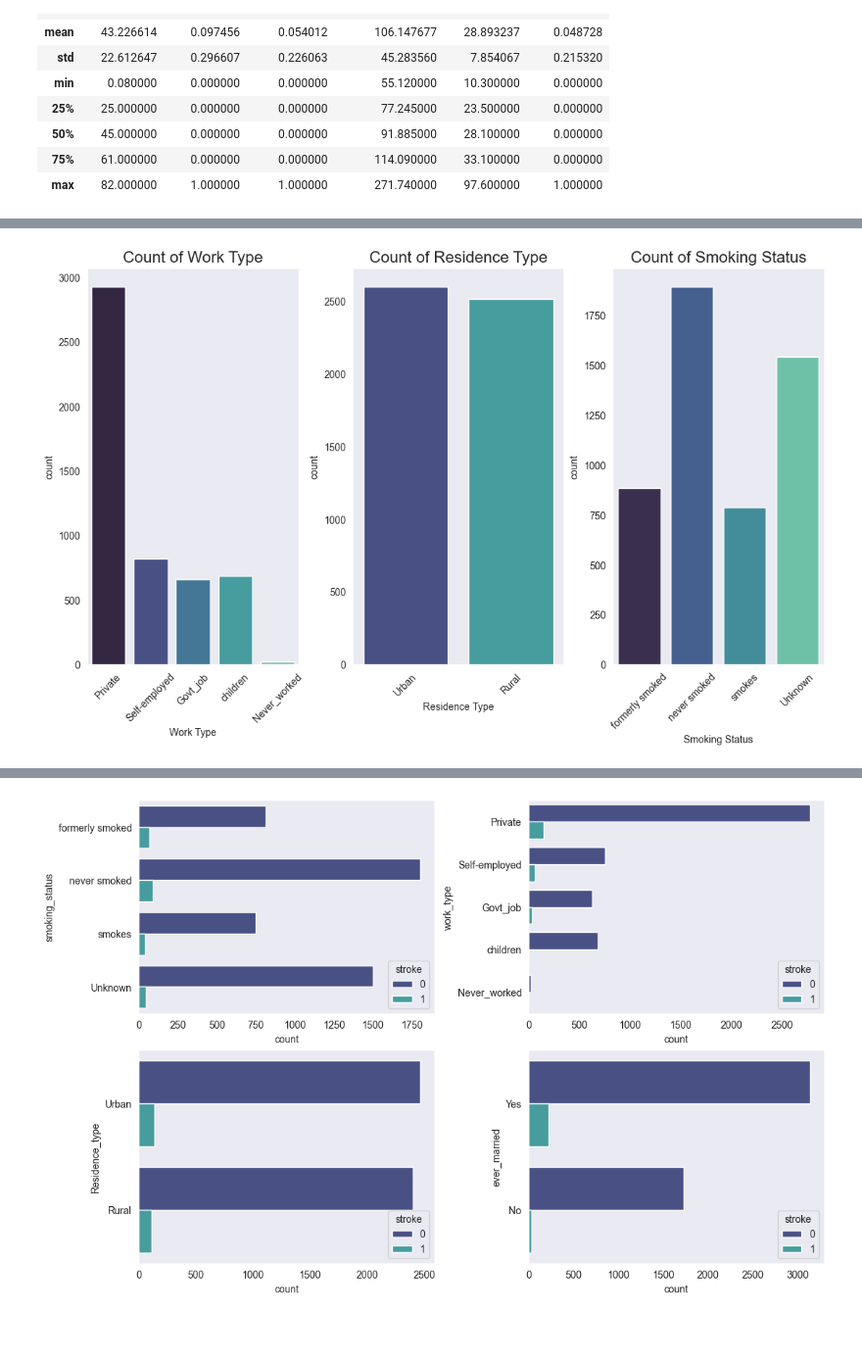
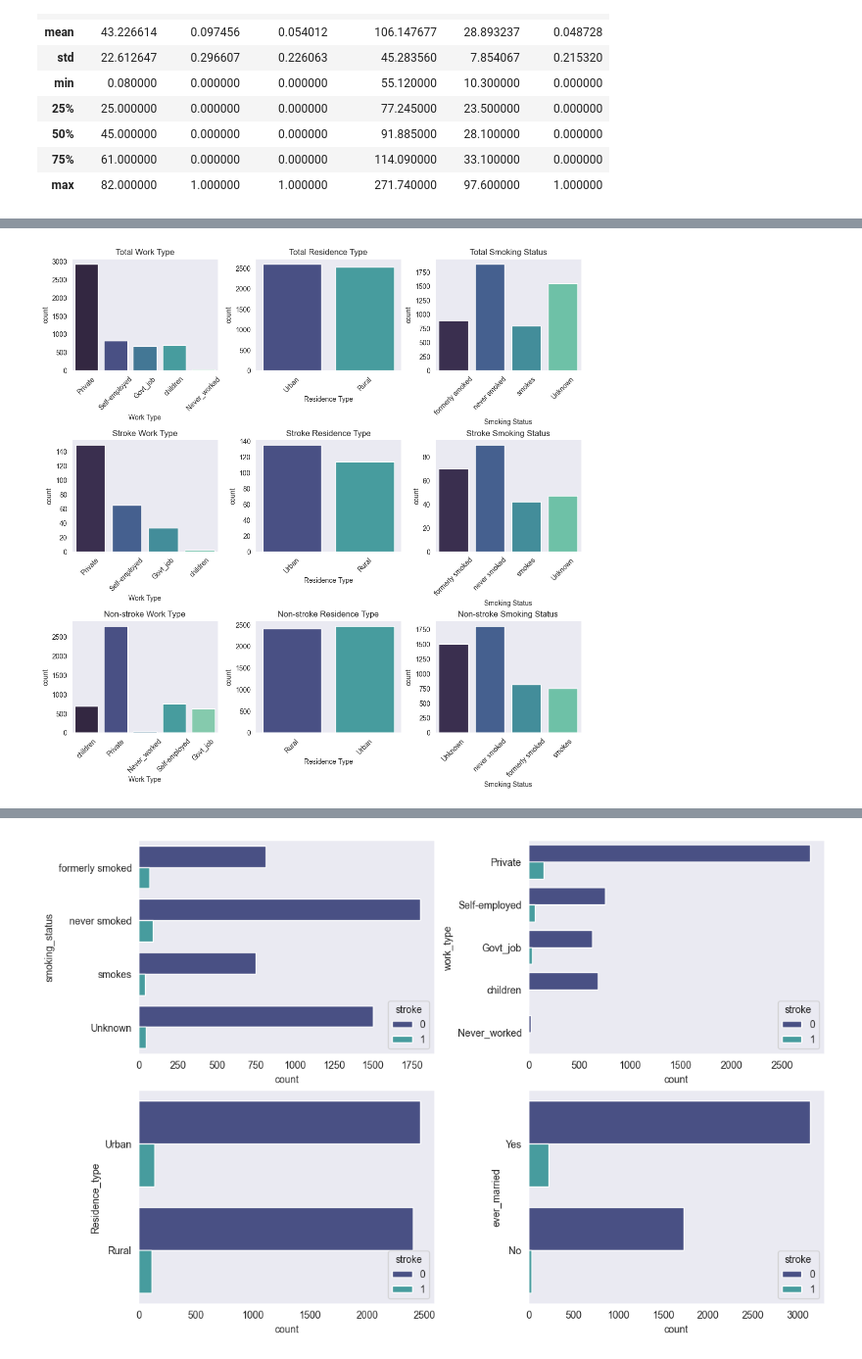
Before and after one commit to mfranco1/stroke_eda, a Jupyter notebook: medinfo220_basic_stroke_eda.ipynb, the cells around one changed output, grey strips where cells are left out. Shown at 98% size. Drawn from its saved outputs; the diff is of its cells as text; code cells hidden in the pictures; blank space fills up the shorter version.

```diff
--- a/medinfo220_basic_stroke_eda.ipynb
+++ b/medinfo220_basic_stroke_eda.ipynb
@@ -14,9 +14,14 @@ import plotly.figure_factory as ff
 import plotly.graph_objects as go
 from plotly.subplots import make_subplots
 sns.set_style("dark")
+palette = "mako"
 # %%
 df = pd.read_csv('healthcare-dataset-stroke-data.csv')
 df = df.drop('id', axis=1)
+
+stroke_df = df[df["stroke"] == 1]
+nonstroke_df = df[df["stroke"] == 0]
+
 df
 # %% [output]
 |  | gender | age | hypertension | heart_disease | ever_married | work_type | Residence_type | ... |
@@ -56,12 +61,17 @@ plt.show()
 # %%
 def hist_plot(col, bins=30, title="", xlabel="", ax=None):
     sns.histplot(col, bins=bins, ax=ax)
-    ax.set_title(f"Histogram of {title}", fontsize=16)
+    ax.set_title(title, fontsize=12)
     ax.set_xlabel(xlabel)
 
-fig, axes = plt.subplots(1, 3, figsize=(11,7), constrained_layout=True)
-hist_plot(df.bmi, title="BMI", xlabel="Body Mass Index", ax=axes[0])
-hist_plot(df.age, title="Age", xlabel="Age", ax=axes[1])
-hist_plot(df.avg_glucose_level, title="Serum Glucose", xlabel="Serum Glucose (mg/dL)", ax=axes[2])
+def group_plot1(df, ax, index, category):
+    hist_plot(df.bmi, title=f"{category} BMI", xlabel="Body Mass Index", ax=ax[index][0])
+    hist_plot(df.age, title=f"{category} Age", xlabel="Age", ax=ax[index][1])
+    hist_plot(df.avg_glucose_level, title=f"{category} Serum Glucose", xlabel="Serum Glucose (mg/dL)", ax=ax[index][2])
+
+fig, axes = plt.subplots(3, 3, figsize=(11,9), constrained_layout=True)
+for i, d in enumerate(((df, "Total"), (stroke_df, "Stroke"), (nonstroke_df, "Non-stroke"))):
+    group_plot1(df=d[0], ax=axes, index=i, category=d[1])
+
 plt.show()
 # %% [output]
@@ -69,17 +79,21 @@ plt.show()
 # %%
-def count_plot1(col, title="", xlabel="", ax=None):
-    sns.countplot(data=df, x=col, palette="mako", ax=ax)
-    ax.set_title(f"Count of {title}", fontsize=16)
+def count_plot1(df, col, title="", xlabel="", ax=None):
+    sns.countplot(data=df, x=col, palette=palette, ax=ax)
+    ax.set_title(title, fontsize=12)
     ax.set_xlabel(xlabel)
-    xticks = ax.get_xticklabels()
-    ax.set_xticklabels(labels=xticks, rotation=45)
+    ax.set_xticklabels(labels=ax.get_xticklabels(), rotation=45)
 
-fig, axes = plt.subplots(1, 3, figsize=(11,7), constrained_layout=True)
-count_plot1("work_type", title="Work Type", xlabel="Work Type", ax=axes[0])
-count_plot1("Residence_type", title="Residence Type", xlabel="Residence Type", ax=axes[1])
-count_plot1("smoking_status", title="Smoking Status", xlabel="Smoking Status", ax=axes[2])
+def group_plot2(df, ax, index, category):
+    count_plot1(df=df, col="work_type", title=f"{category} Work Type", xlabel="Work Type", ax=ax[index][0])
+    count_plot1(df=df, col="Residence_type", title=f"{category} Residence Type", xlabel="Residence Type", ax=ax[index][1])
+    count_plot1(df=df, col="smoking_status", title=f"{category} Smoking Status", xlabel="Smoking Status", ax=ax[index][2])
+
+fig, axes = plt.subplots(3, 3, figsize=(11,11), constrained_layout=True)
+for i, d in enumerate(((df, "Total"), (stroke_df, "Stroke"), (nonstroke_df, "Non-stroke"))):
+    group_plot2(df=d[0], ax=axes, index=i, category=d[1])
+
 plt.show()
 # %% [output]
-[figure, old version]
+[figure, new version]
 # %%
 def strip_plot(x, y, hue, data=None, ax=None):
```
Also changed, not shown: parts of 4 cells of this notebook.
